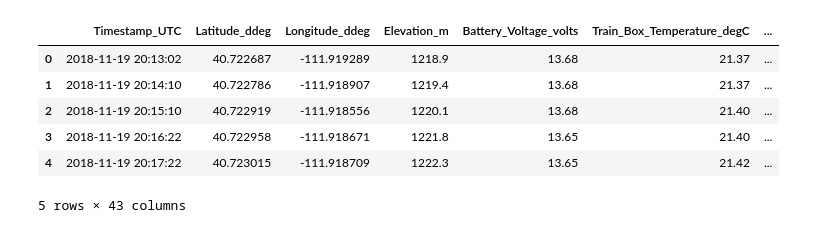
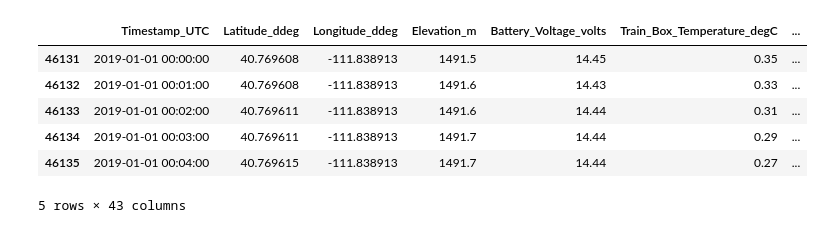
Before and after one commit to anth0nyhle/MobileAirQualitySLV, a Jupyter notebook: socioecon_vs_pm25.ipynb, the cells around one changed output. Drawn from its saved outputs; the diff is of its cells as text; code cells hidden in the pictures.

```diff
--- a/socioecon_vs_pm25.ipynb
+++ b/socioecon_vs_pm25.ipynb
@@ -24,0 +23,8 @@ transit_df = pd.read_csv('./data/transit_dfs/TRX01_df.csv', low_memory=False, he
+# %%
+trx01_df = pd.read_csv('./data/transit_dfs/TRX01_df.csv', low_memory=False, header=1)
+trx02_df = pd.read_csv('./data/transit_dfs/TRX02_df.csv', low_memory=False, header=1)
+trx03_df = pd.read_csv('./data/transit_dfs/TRX03_df.csv', low_memory=False, header=1)
+
+transit_df = pd.concat([trx01_df, trx02_df, trx03_df])
+# transit_df = transit_df[transit_df['Date'] == '2021-08-06']
+transit_df.head()
@@ -37,13 +56,14 @@ transit_df.head()
 # %%
 transit_gdf = gpd.GeoDataFrame(transit_df, geometry='Point', crs='epsg:4326')
 transit_gdf.head()
-joined = gpd.sjoin(transit_gdf, slc_gdf, how="left", predicate='within')
-joined.head()
+transit_slc_gdf = gpd.sjoin(transit_gdf, slc_gdf, how="left", predicate='within')
+transit_slc_gdf = transit_slc_gdf[transit_slc_gdf['Year'] == 2019]
+transit_slc_gdf.head()
 # %% [output]
 |  | Timestamp_UTC | Latitude_ddeg | Longitude_ddeg | Elevation_m | Battery_Voltage_volts | Train_Box_Temperature_degC | ... |
-| 0 | 2018-11-19 20:13:02 | 40.722687 | -111.919289 | 1218.9 | 13.68 | 21.37 | ... |
-| 1 | 2018-11-19 20:14:10 | 40.722786 | -111.918907 | 1219.4 | 13.68 | 21.37 | ... |
-| 2 | 2018-11-19 20:15:10 | 40.722919 | -111.918556 | 1220.1 | 13.68 | 21.40 | ... |
-| 3 | 2018-11-19 20:16:22 | 40.722958 | -111.918671 | 1221.8 | 13.65 | 21.40 | ... |
-| 4 | 2018-11-19 20:17:22 | 40.723015 | -111.918709 | 1222.3 | 13.65 | 21.42 | ... |
+| 46131 | 2019-01-01 00:00:00 | 40.769608 | -111.838913 | 1491.5 | 14.45 | 0.35 | ... |
+| 46132 | 2019-01-01 00:01:00 | 40.769608 | -111.838913 | 1491.6 | 14.43 | 0.33 | ... |
+| 46133 | 2019-01-01 00:02:00 | 40.769611 | -111.838913 | 1491.6 | 14.44 | 0.31 | ... |
+| 46134 | 2019-01-01 00:03:00 | 40.769611 | -111.838913 | 1491.7 | 14.44 | 0.29 | ... |
+| 46135 | 2019-01-01 00:04:00 | 40.769615 | -111.838913 | 1491.7 | 14.44 | 0.27 | ... |
 5 rows × 43 columns
```
Also changed, not shown: parts of 9 cells of this notebook.
